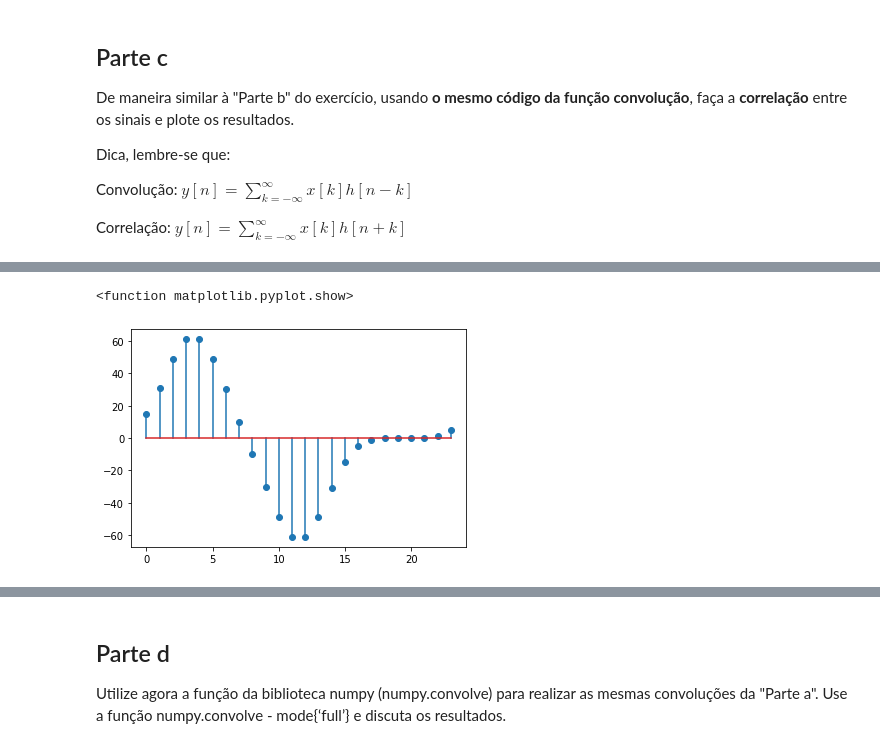
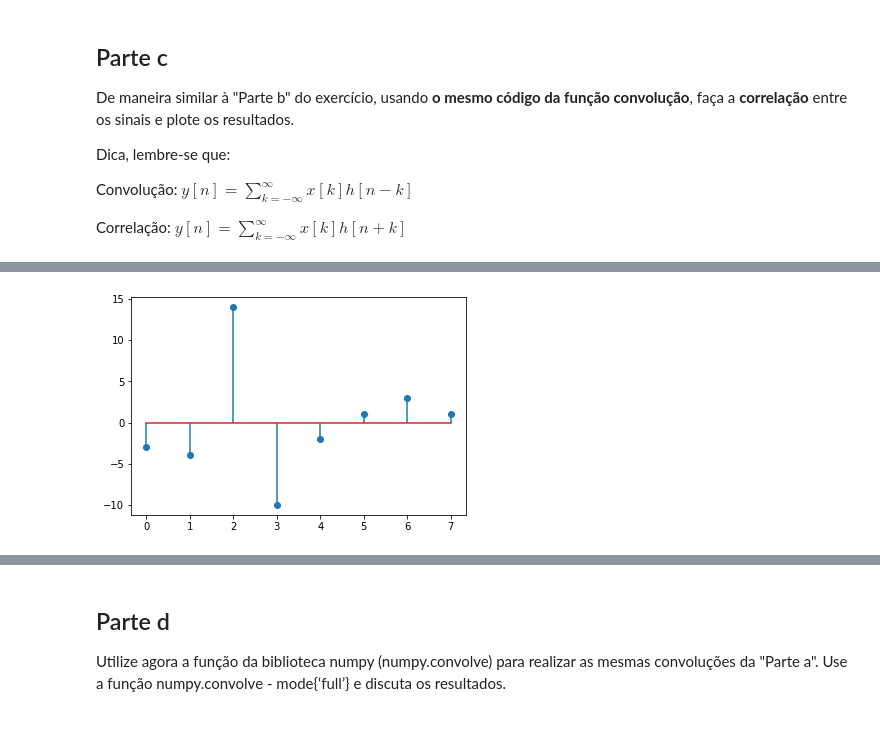
Before and after one commit to julianafalves/Sinais-Digitais, a Jupyter notebook: Projeto1.ipynb, the cells around one changed output, grey strips where cells are left out. Cells and saved outputs as stored; diff of their text form; code cells hidden in the pictures.

```diff
--- a/Projeto1.ipynb
+++ b/Projeto1.ipynb
@@ -297,12 +301,16 @@ Convolução: $ y[n] = \sum_{k=-\infty}^{\infty} x[k]h[n-k]$
 Correlação: $ y[n] = \sum_{k=-\infty}^{\infty} x[k]h[n+k]$
 # %%
 def corr(x,h):
-  tam = len(h1) - 1
-  x = tam*[0] + x + tam*[0] #completa com 0
-  h = h + (len(x)-len(h))*[0] # flip e completa com 0
+  padding = len(h) - 1
+
+  x = padding * [0] + x + padding * [0]
+  h = h + (len(x)-len(h)) * [0]
   y = []
 
-  for i in range(len(h)):
-    y.append(sum([a * b for a, b in zip(x, h)]))
+  for _ in range(len(x)-padding):
+    yy = sum([xk * hk for xk, hk in zip(x, h)])
+    y.append(yy)
+
     h = h[-1:] + h[:-1]
+
   return y
@@ -317,8 +317,8 @@ show
-# %%
-x2 = [0,0,0,0,1,1,1,1,0,0,0,0,-1,-1,-1,-1,0,0,0,0]
-h2 = [1,4,10,16,19,16,10,4,1]
-stem(np.arange(0,len(corr(x2,h2))),corr(x2,h2))
-show
-# %% [output]
-<function matplotlib.pyplot.show>
-[figure, removed]
+# %%
+corr_x1_h1 = corr(x1,h1)
+n = np.arange(0, len(corr_x1_h1))
+
+stem(n, corr_x1_h1, use_line_collection=True)
+show()
+# %% [output]
+[figure, added]
```
Also changed, not shown: parts of 19 cells of this notebook.
